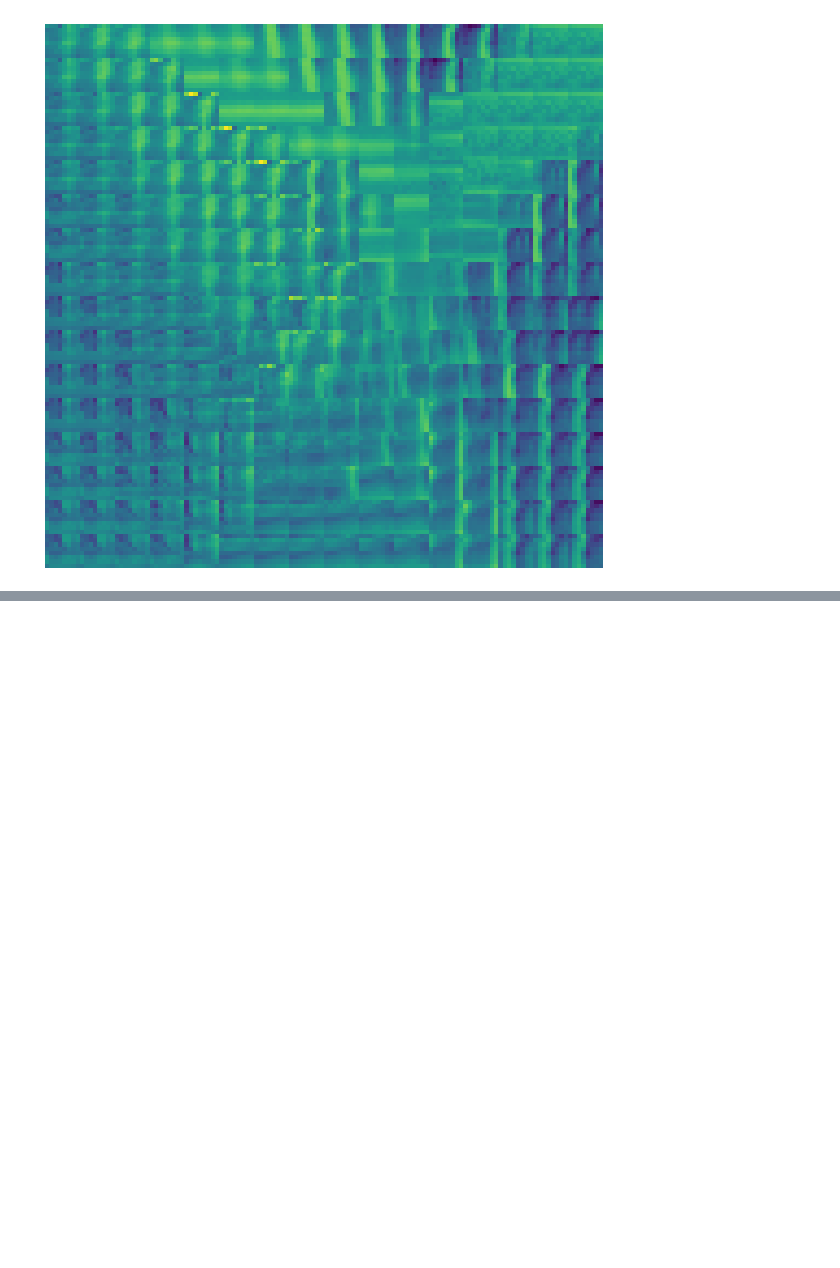
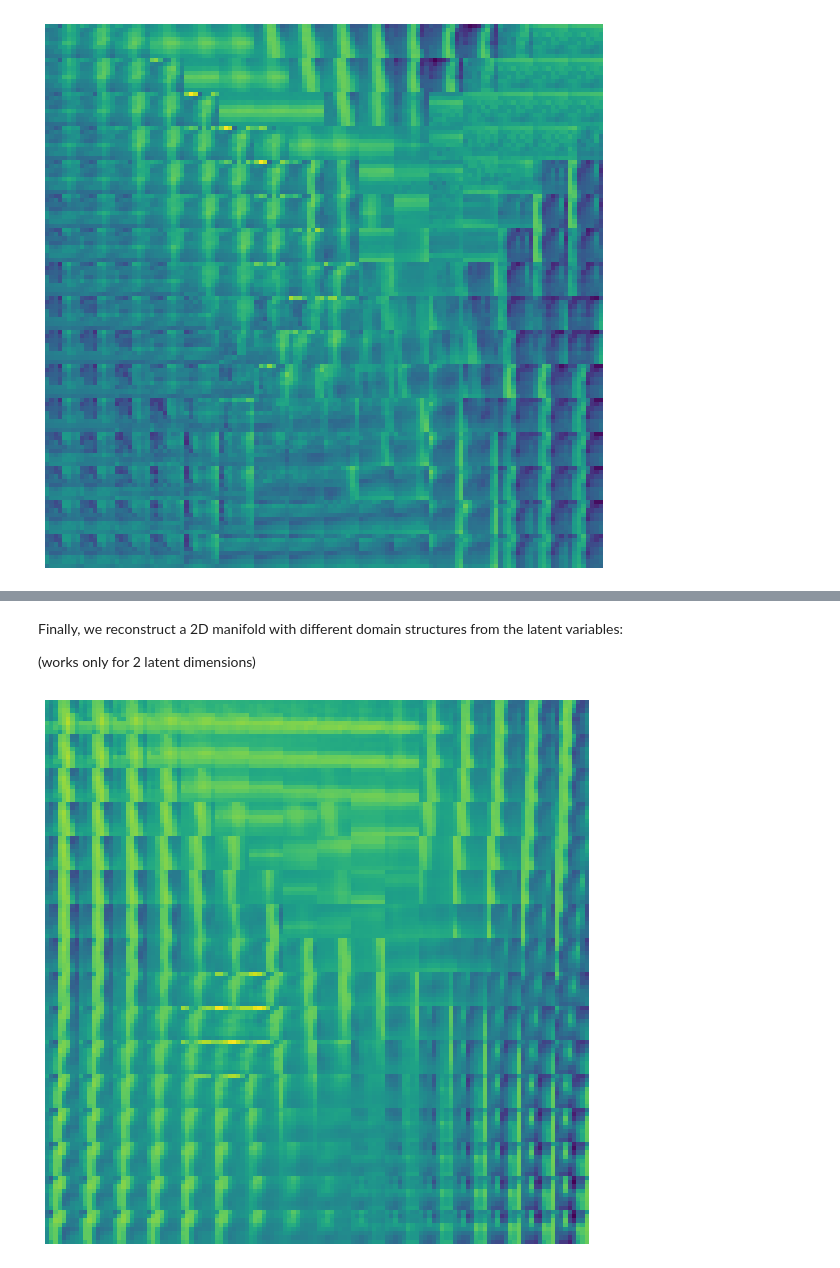
Before and after one commit to ziatdinovmax/im2spec, a Jupyter notebook: notebooks/beps_im2spec.ipynb, the cells around one changed output, grey strips where cells are left out. Cells and saved outputs as stored; diff of their text form; code cells hidden in the pictures; blank space fills up the shorter version.

```diff
--- a/notebooks/beps_im2spec.ipynb
+++ b/notebooks/beps_im2spec.ipynb
@@ -338,0 +448,44 @@ plt.show()
+# %% [markdown]
+Finally, we reconstruct a 2D manifold with different domain structures from the latent variables:
+
+(works only for 2 latent dimensions)
+# %%
+model = trained_specim[0]
+latent_features = encode(model, target_arr)
+
+if latent_features.shape[-1] != 2:
+    raise ValueError("Your latent vector last dimension must be equal to 2")
+
+xmin = latent_features[:, 0].min()
+ymin = latent_features[:, 1].min()
+xmax = latent_features[:, 0].max()
+ymax = latent_features[:, 1].max()
+
+n = 16
+window_size = wsize
+figure = np.zeros((window_size * n, window_size * n))
+
+# linearly spaced coordinates corresponding to the 2D plot
+# of spectrum classes in the latent space
+grid_x = np.linspace(xmin, xmax, n)
+grid_y = np.linspace(ymin, ymax, n)[::-1]
+for i, yi in enumerate(grid_y):
+    for j, xi in enumerate(grid_x):
+        x_decoded = decode(model, np.array([xi, yi]))
+        local_im = x_decoded[0].reshape(window_size, window_size)
+        figure[i * window_size: (i + 1) * window_size,
+               j * window_size: (j + 1) * window_size] = local_im
+
+plt.figure(figsize=(10, 10))
+start_range = window_size // 2
+end_range = n * window_size + start_range + 1
+pixel_range = np.arange(start_range, end_range, window_size)
+sample_range_x = np.round(grid_x, 1)
+sample_range_y = np.round(grid_y, 1)
+plt.xlabel("z[0]")
+plt.ylabel("z[1]")
+plt.imshow(figure, cmap='viridis')
+plt.axis("off")
+plt.show()
+# %% [output]
+[figure, added]
```
Also changed, not shown: parts of 14 cells of this notebook.
